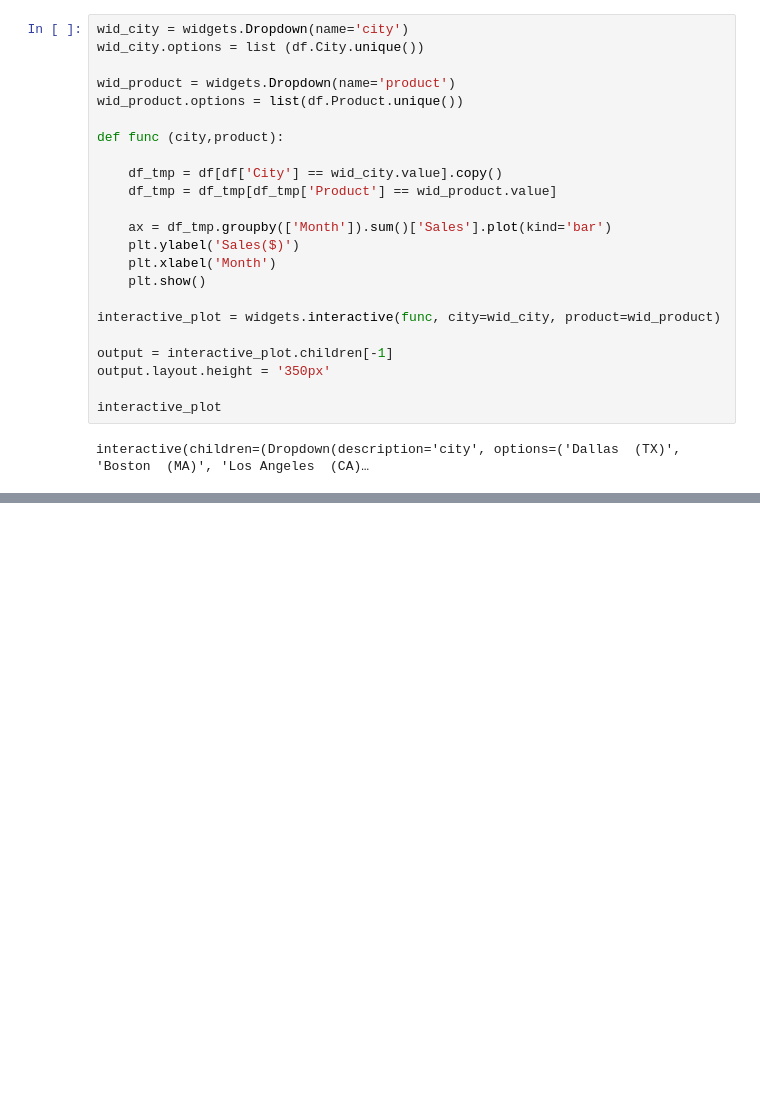
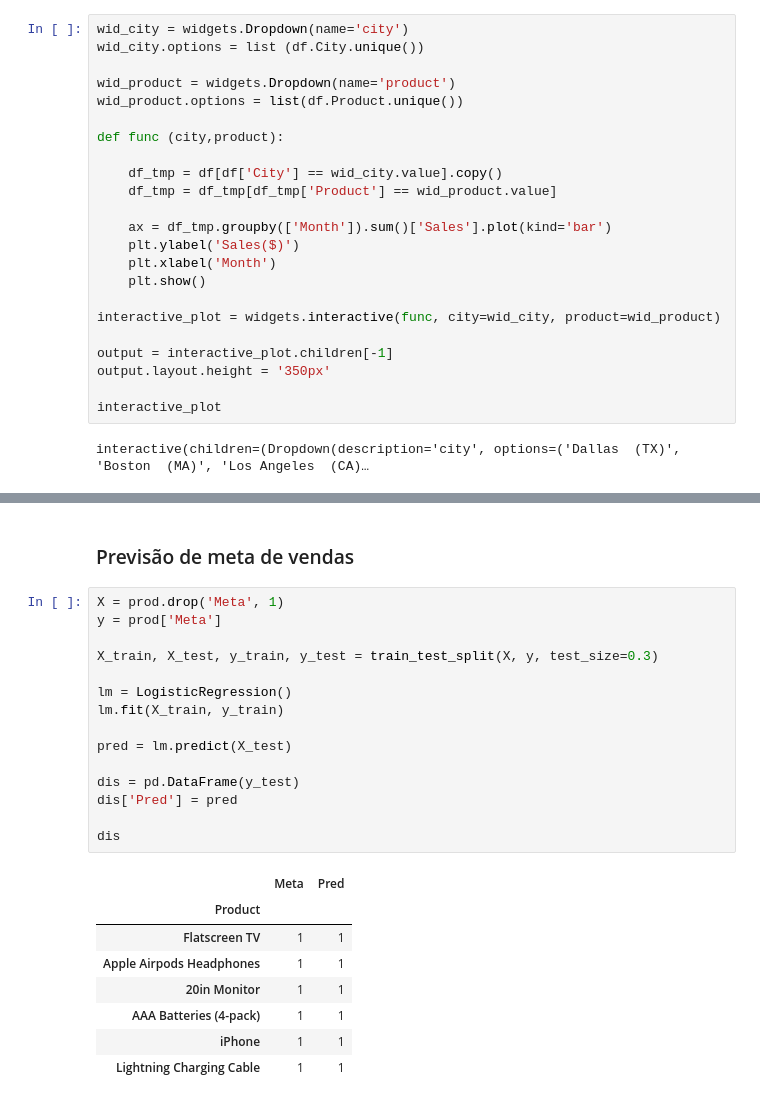
Before and after one commit to Kenjinh/projeto-ciencia-de-dados, a Jupyter notebook: sales_analysis.ipynb, the cells around one changed output, grey strips where cells are left out. Drawn from its saved outputs; the diff is of its cells as text; blank space fills up the shorter version.

```diff
--- a/sales_analysis.ipynb
+++ b/sales_analysis.ipynb
@@ -104,0 +136,26 @@ interactive(children=(Dropdown(description='city', options=('Dallas  (TX)', 'Bos
+# %% [markdown]
+### Previsão de meta de vendas
+# %%
+X = prod.drop('Meta', 1)
+y = prod['Meta']
+
+X_train, X_test, y_train, y_test = train_test_split(X, y, test_size=0.3)
+
+lm = LogisticRegression()
+lm.fit(X_train, y_train)
+
+pred = lm.predict(X_test)
+
+dis = pd.DataFrame(y_test)
+dis['Pred'] = pred
+
+dis
+# %% [output]
+|  | Meta | Pred |
+| Product |  |  |
+| Flatscreen TV | 1 | 1 |
+| Apple Airpods Headphones | 1 | 1 |
+| 20in Monitor | 1 | 1 |
+| AAA Batteries (4-pack) | 1 | 1 |
+| iPhone | 1 | 1 |
+| Lightning Charging Cable | 1 | 1 |
```
Also changed, not shown: parts of 2 cells of this notebook.
